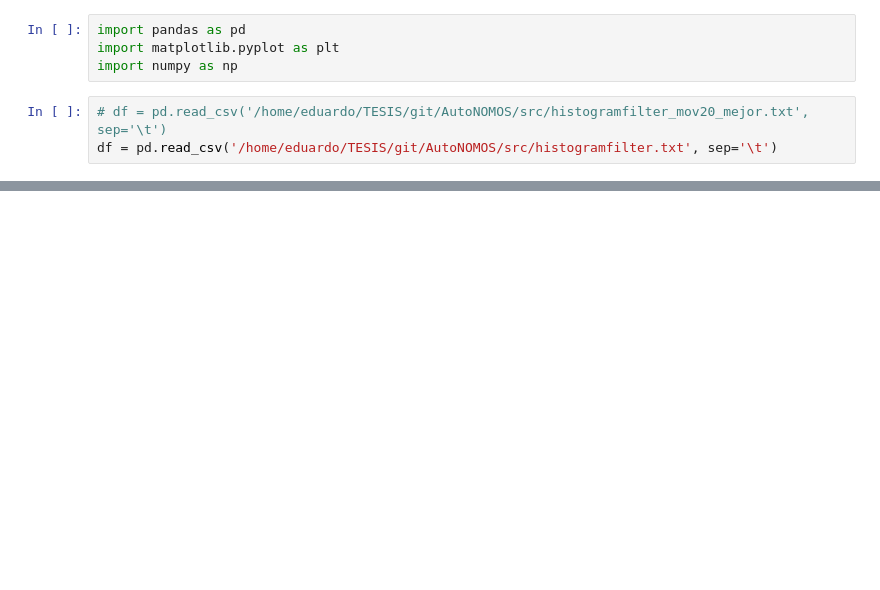
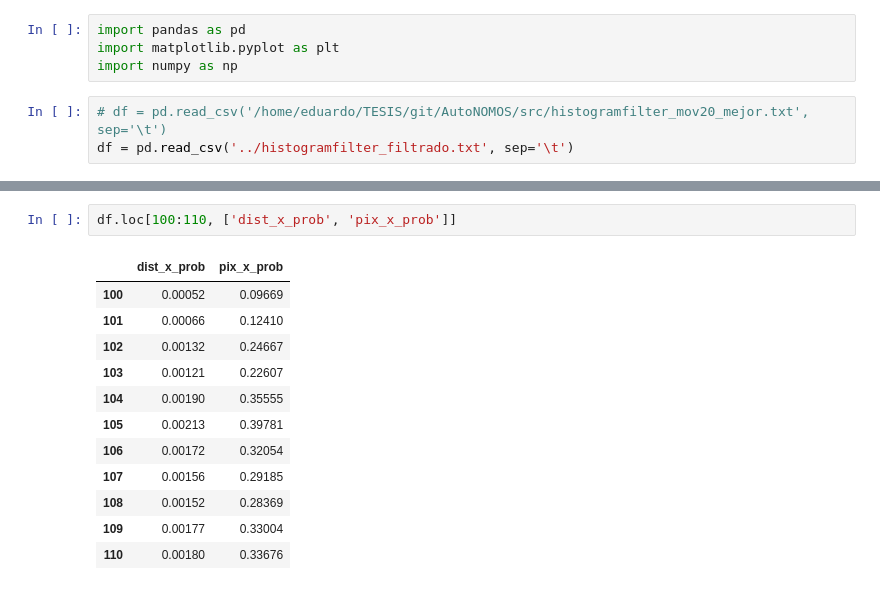
Before and after one commit to lgarciaos/AutoNOMOS, a Jupyter notebook: debug python/localization.ipynb, the cells around one changed output, grey strips where cells are left out. Saved outputs shown, nothing was run; the diff lists cells and outputs as text; blank space fills up the shorter version.

```diff
--- a/debug python/localization.ipynb
+++ b/debug python/localization.ipynb
@@ -4,7 +4,7 @@ import matplotlib.pyplot as plt
 import numpy as np
 # %%
 # df = pd.read_csv('/home/eduardo/TESIS/git/AutoNOMOS/src/histogramfilter_mov20_mejor.txt', sep='\t')
-df = pd.read_csv('/home/eduardo/TESIS/git/AutoNOMOS/src/histogramfilter.txt', sep='\t')
+df = pd.read_csv('../histogramfilter_filtrado.txt', sep='\t')
 # %%
 df.head()
 # %% [output]
@@ -98,0 +79,15 @@ plt.show()
+# %%
+df.loc[100:110, ['dist_x_prob', 'pix_x_prob']]
+# %% [output]
+|  | dist_x_prob | pix_x_prob |
+| 100 | 0.00052 | 0.09669 |
+| 101 | 0.00066 | 0.12410 |
+| 102 | 0.00132 | 0.24667 |
+| 103 | 0.00121 | 0.22607 |
+| 104 | 0.00190 | 0.35555 |
+| 105 | 0.00213 | 0.39781 |
+| 106 | 0.00172 | 0.32054 |
+| 107 | 0.00156 | 0.29185 |
+| 108 | 0.00152 | 0.28369 |
+| 109 | 0.00177 | 0.33004 |
+| 110 | 0.00180 | 0.33676 |
```
Also changed, not shown: parts of 8 cells of this notebook, 43 other files.
